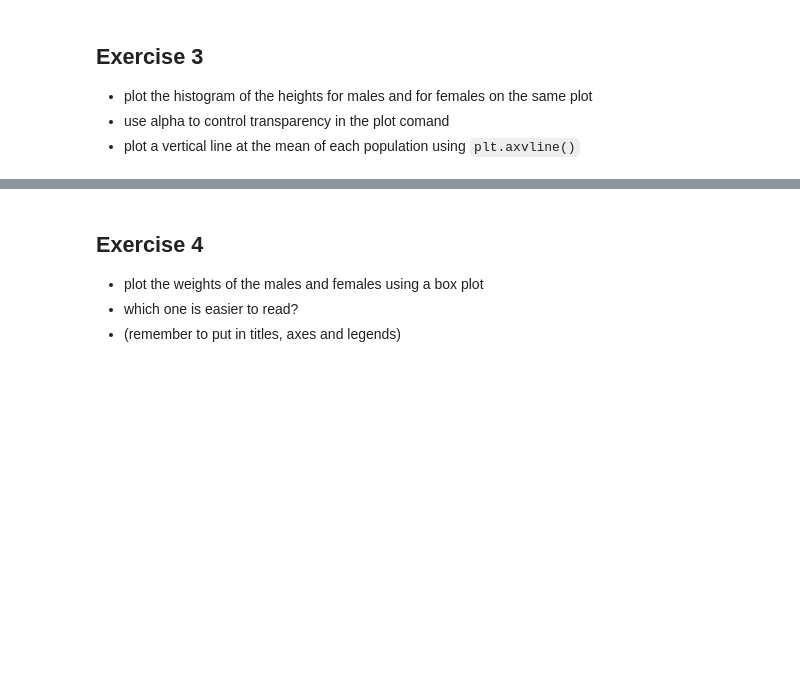
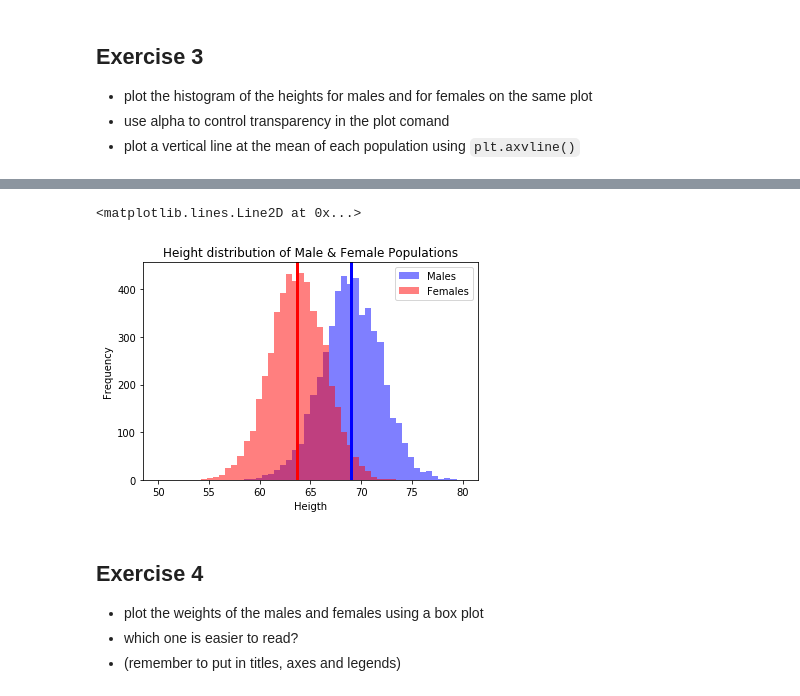
Before and after one commit to YasirHabib/Deep-Learning, a Jupyter notebook: solutions/2 Data Solutions.ipynb, the cells around one changed output, grey strips where cells are left out. Drawn from its saved outputs; the diff is of its cells as text; code cells hidden in the pictures; blank space fills up the shorter version.

```diff
--- a/solutions/2 Data Solutions.ipynb
+++ b/solutions/2 Data Solutions.ipynb
@@ -180,3 +232,30 @@ df.plot.scatter('Height', 'Weight', c=column, alpha=0.3, title='Male & Female Po
+# %%
+male_height = df[df['Gender']=='Male']['Height']
+female_height = df[df['Gender']=='Female']['Height']
+
+male_height.plot(
+    kind='hist',
+    bins=50,
+    range=(50, 80),
+    alpha=0.5,
+    color='blue')
+
+female_height.plot(
+    kind='hist',
+    bins=50,
+    range=(50, 80),
+    alpha=0.5,
+    color='red')
+
+plt.title('Height distribution of Male & Female Populations')
+plt.legend(['Males', 'Females'])
+plt.xlabel('Heigth')
+
+plt.axvline(male_height.mean(), color='blue', linewidth=3)
+plt.axvline(female_height.mean(), color='red', linewidth=3)
+# %% [output]
+<matplotlib.lines.Line2D at 0x...>
+[figure, added]
 # %% [markdown]
 ## Exercise 4
 - plot the weights of the males and females using a box plot
```
Also changed, not shown: parts of 4 cells of this notebook.
